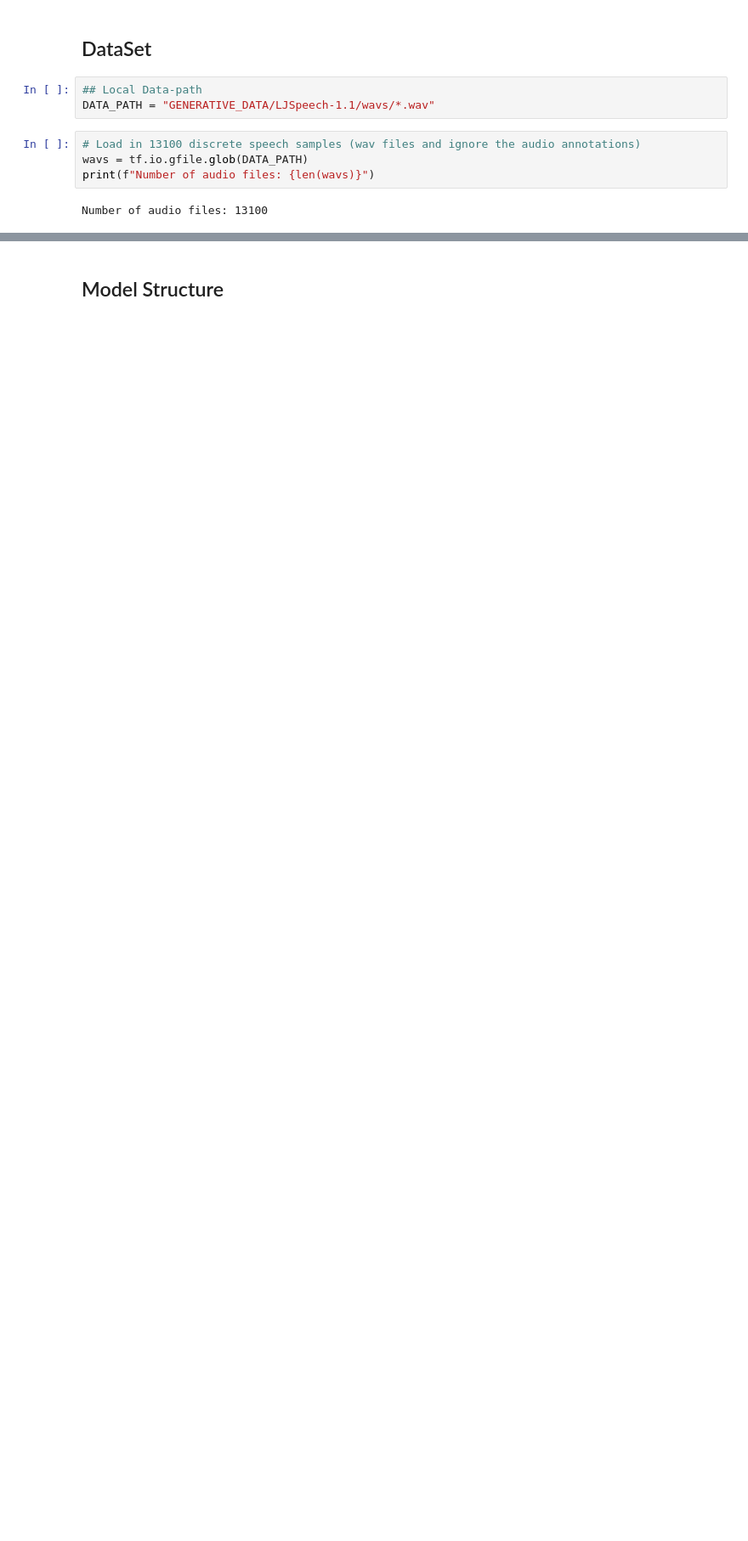
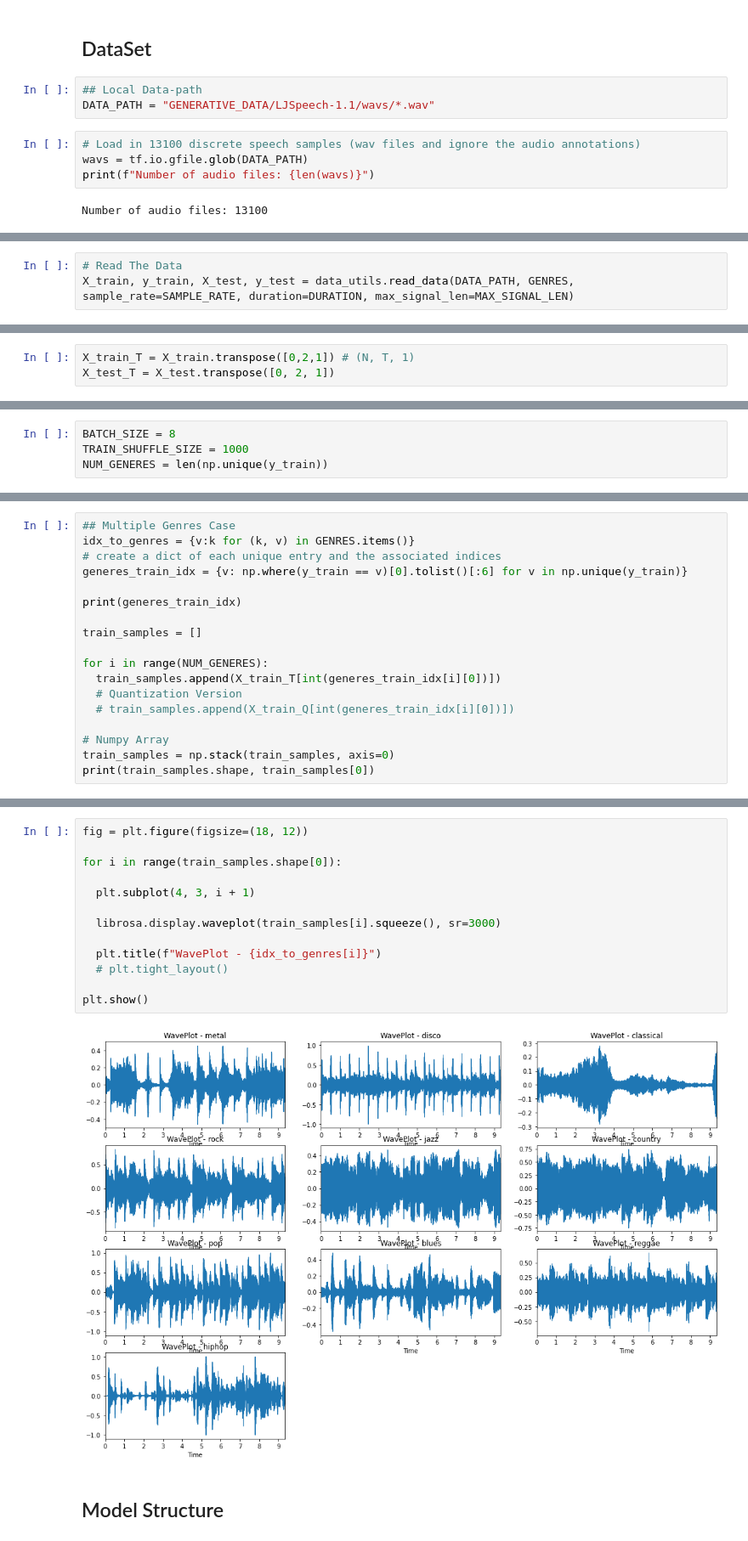
Before and after one commit to sunzeyucmu/VAE-based-Music--Deep-Generative-Models, a Jupyter notebook: notebooks/DilatedConv_VQ_VAE_PIXELCNN.ipynb, the cells around one changed output, grey strips where cells are left out. Shown at 85% size. Saved outputs shown, nothing was run; the diff lists cells and outputs as text; blank space fills up the shorter version.

```diff
--- a/notebooks/DilatedConv_VQ_VAE_PIXELCNN.ipynb
+++ b/notebooks/DilatedConv_VQ_VAE_PIXELCNN.ipynb
@@ -25,0 +95,3 @@ Number of audio files: 13100
+# %%
+# Read The Data
+X_train, y_train, X_test, y_test = data_utils.read_data(DATA_PATH, GENRES, sample_rate=SAMPLE_RATE, duration=DURATION, max_signal_len=MAX_SIGNAL_LEN)
@@ -25,0 +116,3 @@ Number of audio files: 13100
+# %%
+X_train_T = X_train.transpose([0,2,1]) # (N, T, 1)
+X_test_T = X_test.transpose([0, 2, 1])
@@ -25,0 +125,4 @@ Number of audio files: 13100
+# %%
+BATCH_SIZE = 8
+TRAIN_SHUFFLE_SIZE = 1000
+NUM_GENERES = len(np.unique(y_train))
@@ -25,0 +156,18 @@ Number of audio files: 13100
+# %%
+## Multiple Genres Case
+idx_to_genres = {v:k for (k, v) in GENRES.items()}
+# create a dict of each unique entry and the associated indices
+generes_train_idx = {v: np.where(y_train == v)[0].tolist()[:6] for v in np.unique(y_train)}
+
+print(generes_train_idx)
+
+train_samples = []
+
+for i in range(NUM_GENERES):
+  train_samples.append(X_train_T[int(generes_train_idx[i][0])])
+  # Quantization Version
+  # train_samples.append(X_train_Q[int(generes_train_idx[i][0])])
+
+# Numpy Array
+train_samples = np.stack(train_samples, axis=0)
+print(train_samples.shape, train_samples[0])
@@ -26,2 +183,17 @@ Number of audio files: 13100
+# %%
+fig = plt.figure(figsize=(18, 12))
+
+for i in range(train_samples.shape[0]):
+
+  plt.subplot(4, 3, i + 1)
+
+  librosa.display.waveplot(train_samples[i].squeeze(), sr=3000)
+
+  plt.title(f"WavePlot - {idx_to_genres[i]}")
+  # plt.tight_layout()
+
+plt.show()
+# %% [output]
+[figure, added]
 # %% [markdown]
 ## Model Structure
```
Also changed, not shown: parts of 51 cells of this notebook, 2 other files.
